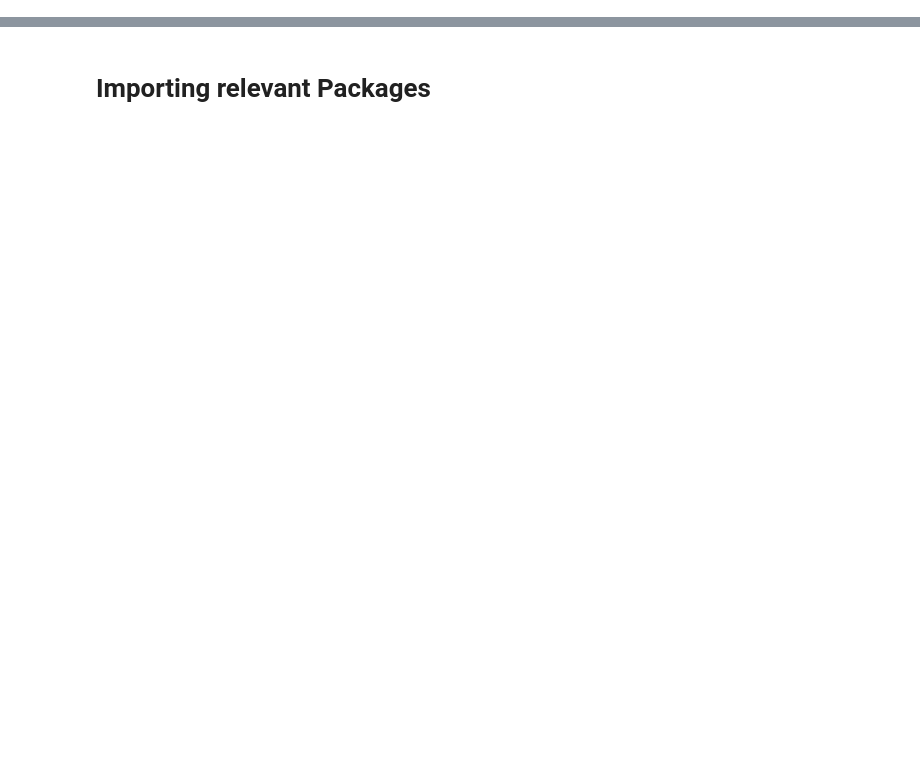
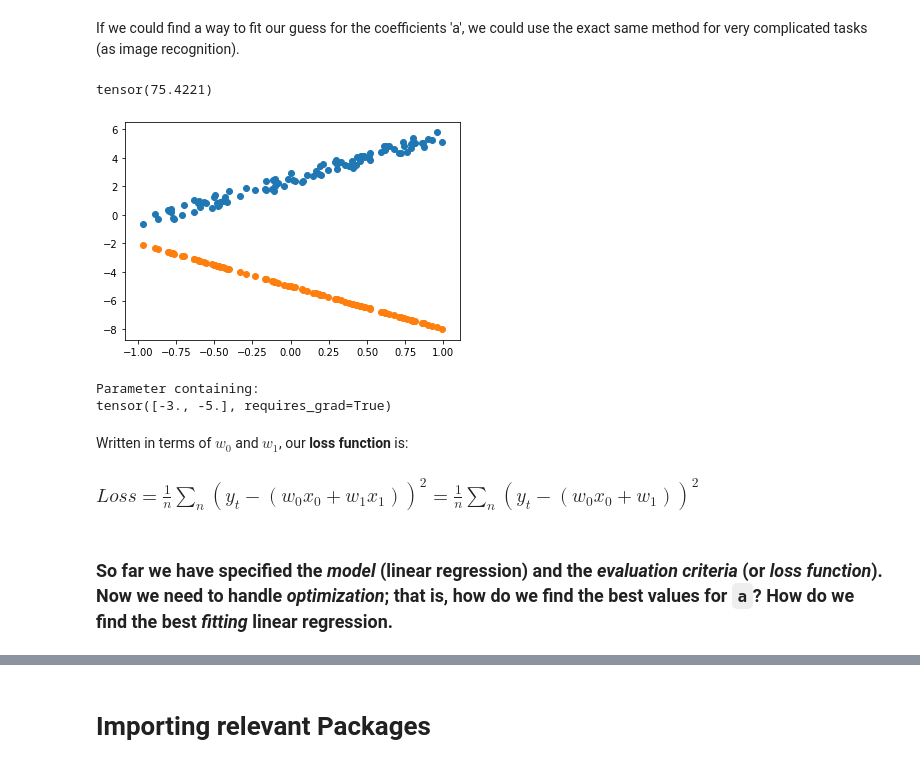
Before and after one commit to yaniyuval/ML1_IAP, a Jupyter notebook: lesson3-NN.ipynb, the cells around one changed output, grey strips where cells are left out. Drawn from its saved outputs; the diff is of its cells as text; code cells hidden in the pictures; blank space fills up the shorter version.

```diff
--- a/lesson3-NN.ipynb
+++ b/lesson3-NN.ipynb
@@ -2,0 +55,5 @@
+# %%
+n = 100
+x = torch.ones(n,2)
+x[:,0].uniform_(-1.,1) #Under score functions in pytorch means replace the value (update)
+x[:5]
@@ -2,0 +71,2 @@
+# %%
+y = x@w + torch.rand(n) # @ is a matrix product (similar to matmul)
@@ -2,0 +77,19 @@
+# %%
+w = tensor(-3.,-5)
+# %% [markdown]
+If we could find a way to fit our guess for the coefficients 'a', we could use the exact same method for very complicated tasks (as image recognition).
+# %%
+y_hat = x@w
+mse(y_hat, y)
+# %% [output]
+tensor(75.4221)
+# %%
+plt.scatter(x[:,0],y)
+plt.scatter(x[:,0],y_hat);
+# %% [output]
+[figure, added]
+# %%
+w = nn.Parameter(w); w
+# %% [output]
+Parameter containing:
+tensor([-3., -5.], requires_grad=True)
@@ -2,0 +98,6 @@
+# %% [markdown]
+Written in terms of $w_0$ and $w_1$, our **loss function** is:
+
+### $Loss = \frac{1}{n}\sum_n (y_t - (w_0 x_0 + w_1 x_1))^2 = \frac{1}{n}\sum_n (y_t - (w_0 x_0 + w_1))^2$
+# %% [markdown]
+### So far we have specified the *model* (linear regression) and the *evaluation criteria* (or *loss function*). Now we need to handle *optimization*; that is, how do we find the best values for `a`? How do we find the best *fitting* linear regression.
```
Also changed, not shown: parts of 89 cells of this notebook.
